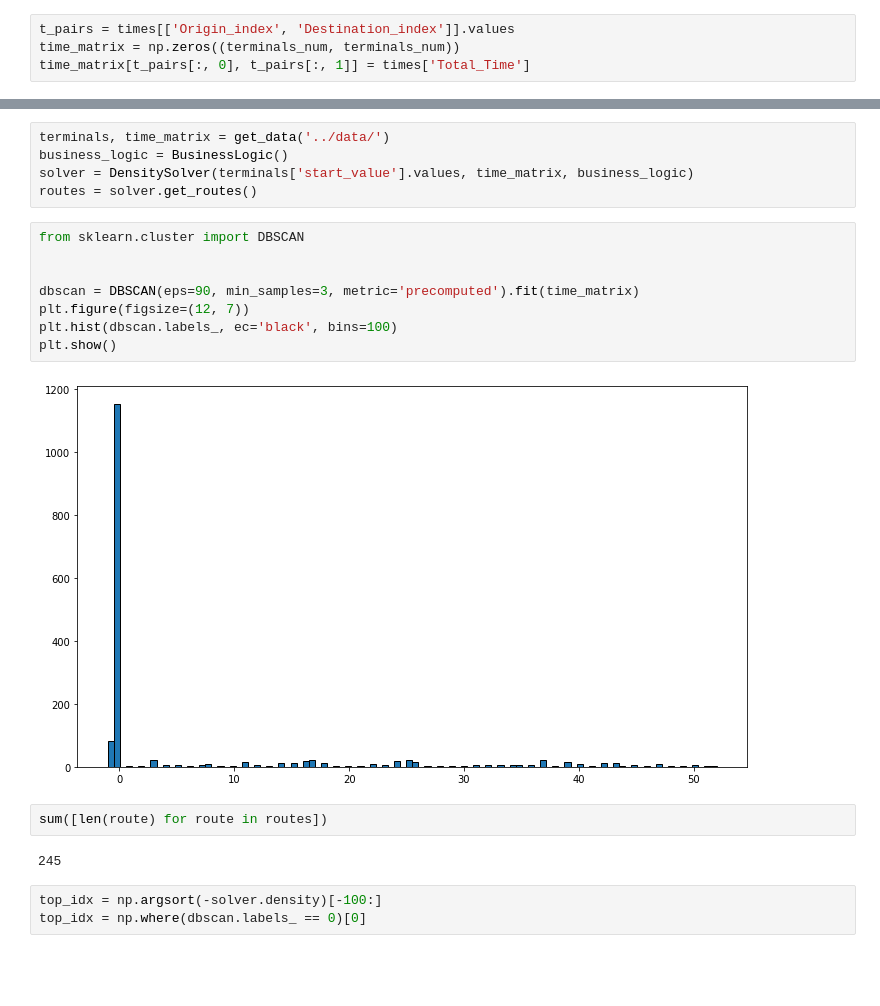
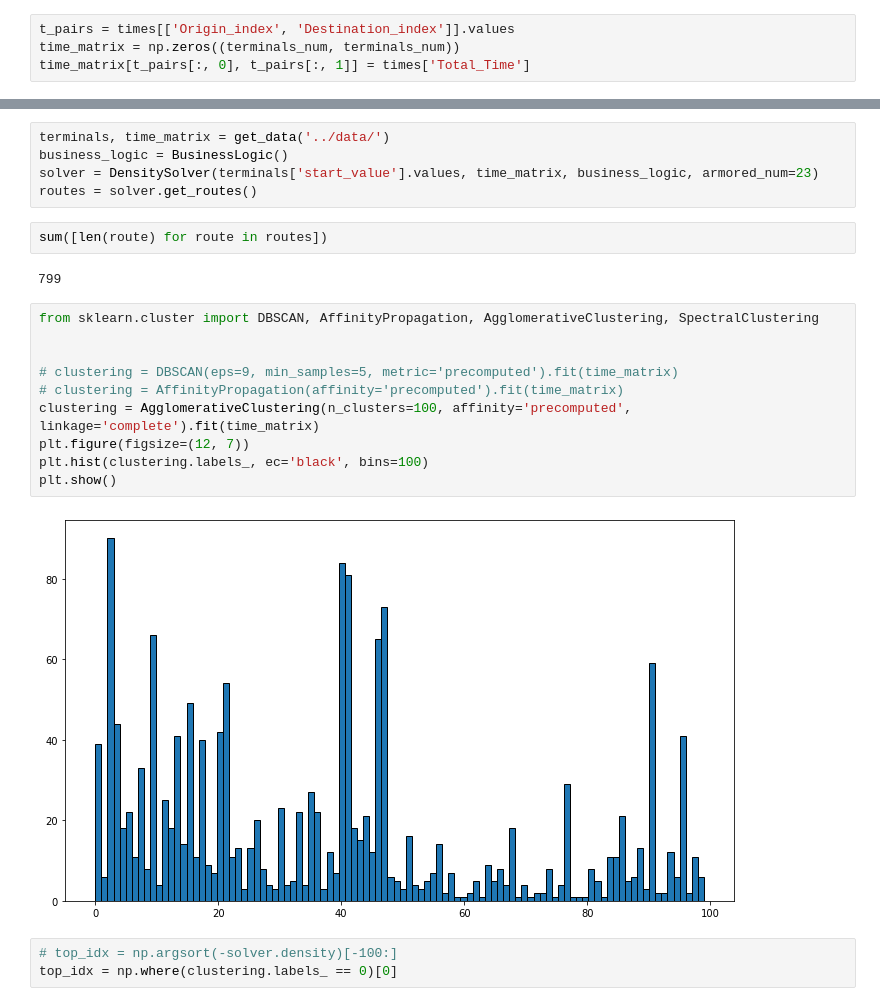
Before and after one commit to black-boomerang/armored-truck-routes, a Jupyter notebook: analysis/data_analysis.ipynb, the cells around one changed output, grey strips where cells are left out. Saved outputs shown, nothing was run; the diff lists cells and outputs as text; blank space fills up the shorter version.

```diff
--- a/analysis/data_analysis.ipynb
+++ b/analysis/data_analysis.ipynb
@@ -131,22 +128,24 @@ The autoreload extension is already loaded. To reload it, use:
 # %%
 terminals, time_matrix = get_data('../data/')
 business_logic = BusinessLogic()
-solver = DensitySolver(terminals['start_value'].values, time_matrix, business_logic)
+solver = DensitySolver(terminals['start_value'].values, time_matrix, business_logic, armored_num=23)
 routes = solver.get_routes()
+# %%
+sum([len(route) for route in routes])
+# %% [output]
+799
 # %%
-from sklearn.cluster import DBSCAN
+from sklearn.cluster import DBSCAN, AffinityPropagation, AgglomerativeClustering, SpectralClustering
 
 
-dbscan = DBSCAN(eps=90, min_samples=3, metric='precomputed').fit(time_matrix)
+# clustering = DBSCAN(eps=9, min_samples=5, metric='precomputed').fit(time_matrix)
+# clustering = AffinityPropagation(affinity='precomputed').fit(time_matrix)
+clustering = AgglomerativeClustering(n_clusters=100, affinity='precomputed', linkage='complete').fit(time_matrix)
 plt.figure(figsize=(12, 7))
-plt.hist(dbscan.labels_, ec='black', bins=100)
+plt.hist(clustering.labels_, ec='black', bins=100)
 plt.show()
 # %% [output]
-[figure, old version]
+[figure, new version]
-# %%
-sum([len(route) for route in routes])
-# %% [output]
-245
 # %%
-top_idx = np.argsort(-solver.density)[-100:]
-top_idx = np.where(dbscan.labels_ == 0)[0]
+# top_idx = np.argsort(-solver.density)[-100:]
+top_idx = np.where(clustering.labels_ == 0)[0]
```
Also changed, not shown: parts of 3 cells of this notebook, 1 other file.
